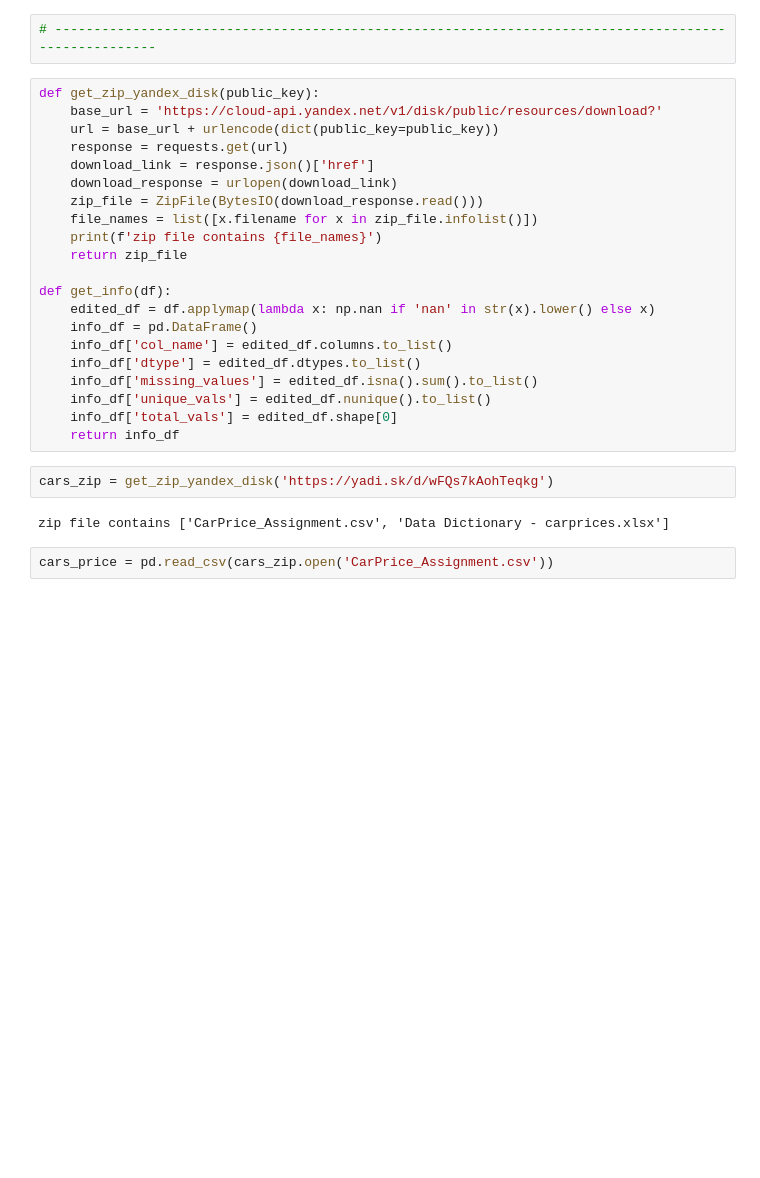
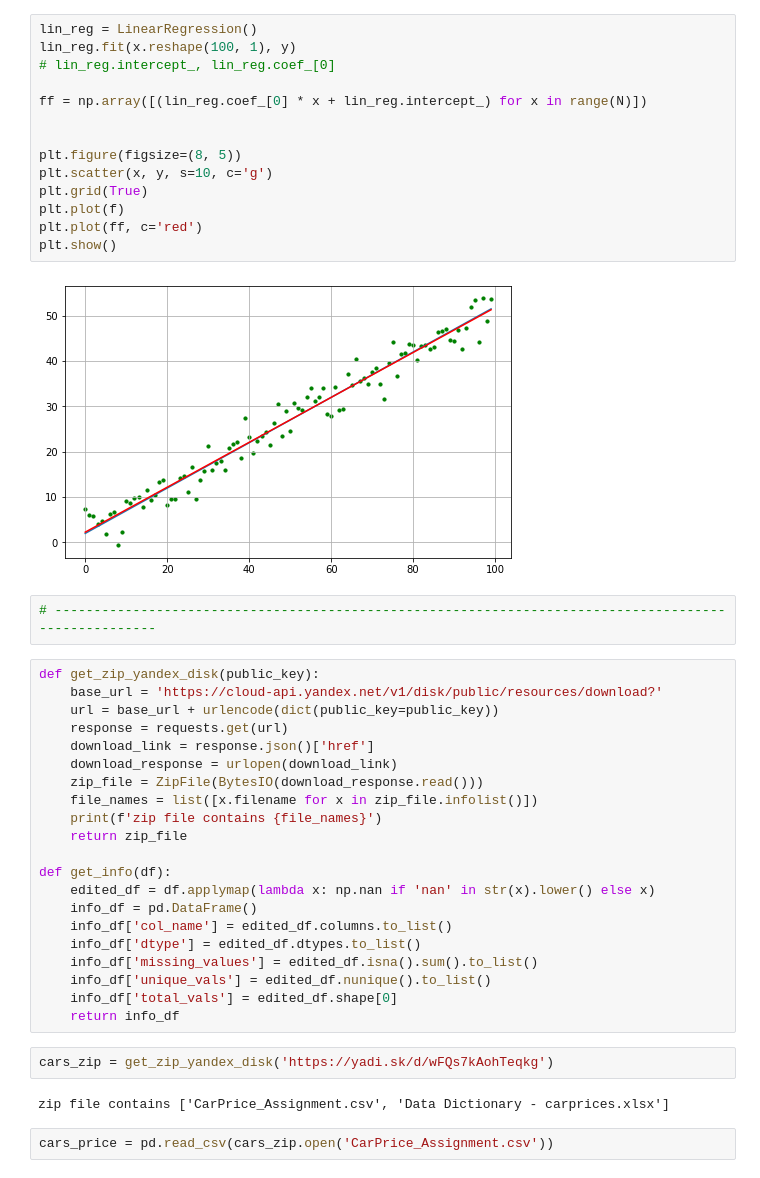
Before and after one commit to AntonGlazko/ML_algorithms_learning, a Jupyter notebook: Linear_algorithms.ipynb, the cells around one changed output. Saved outputs shown, nothing was run; the diff lists cells and outputs as text; blank space fills up the shorter version.

```diff
--- a/Linear_algorithms.ipynb
+++ b/Linear_algorithms.ipynb
@@ -75,3 +139,19 @@ plt.show()
+# %%
+lin_reg = LinearRegression()
+lin_reg.fit(x.reshape(100, 1), y)
+# lin_reg.intercept_, lin_reg.coef_[0]
+
+ff = np.array([(lin_reg.coef_[0] * x + lin_reg.intercept_) for x in range(N)])
+
+
+plt.figure(figsize=(8, 5))
+plt.scatter(x, y, s=10, c='g')
+plt.grid(True)
+plt.plot(f)
+plt.plot(ff, c='red')
+plt.show()
+# %% [output]
+[figure, added]
 # %%
 # -----------------------------------------------------------------------------------------------------
 # %%
```
Also changed, not shown: parts of 12 cells of this notebook.
